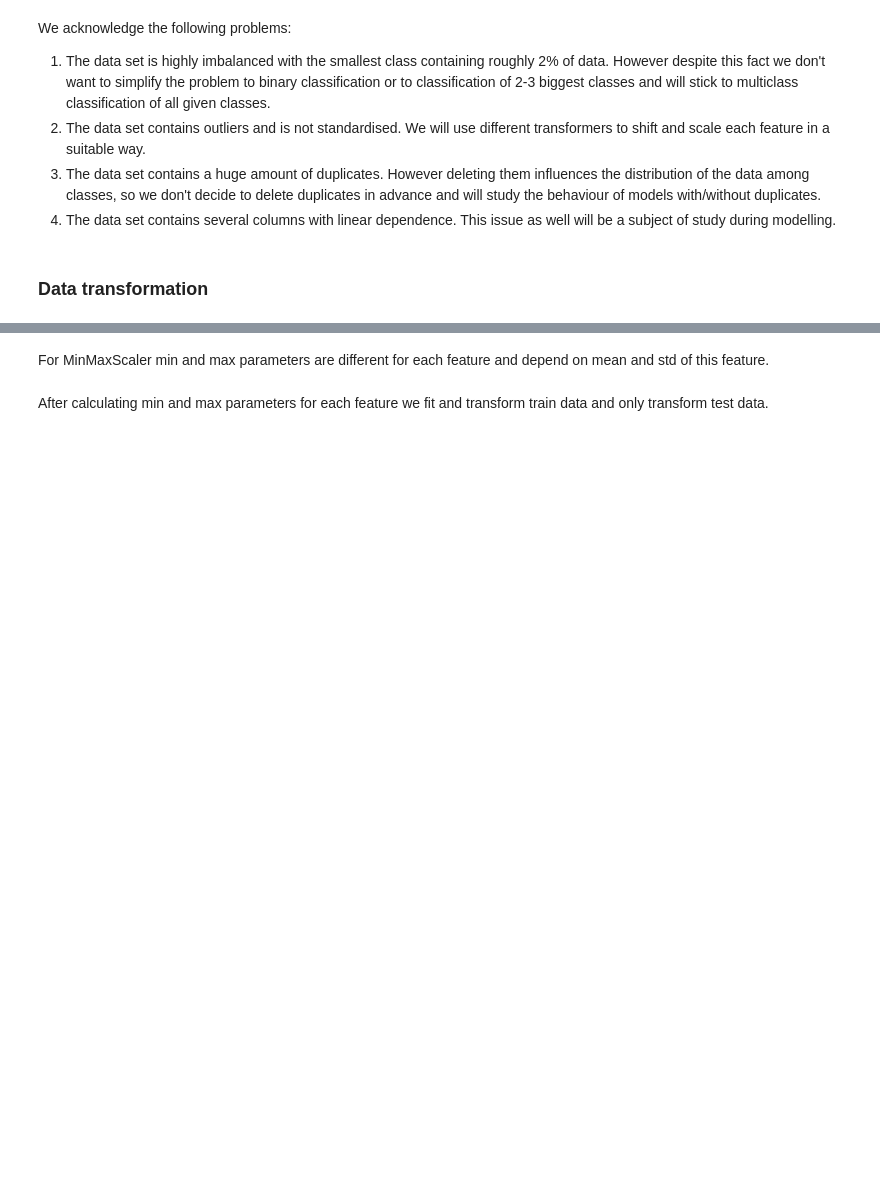
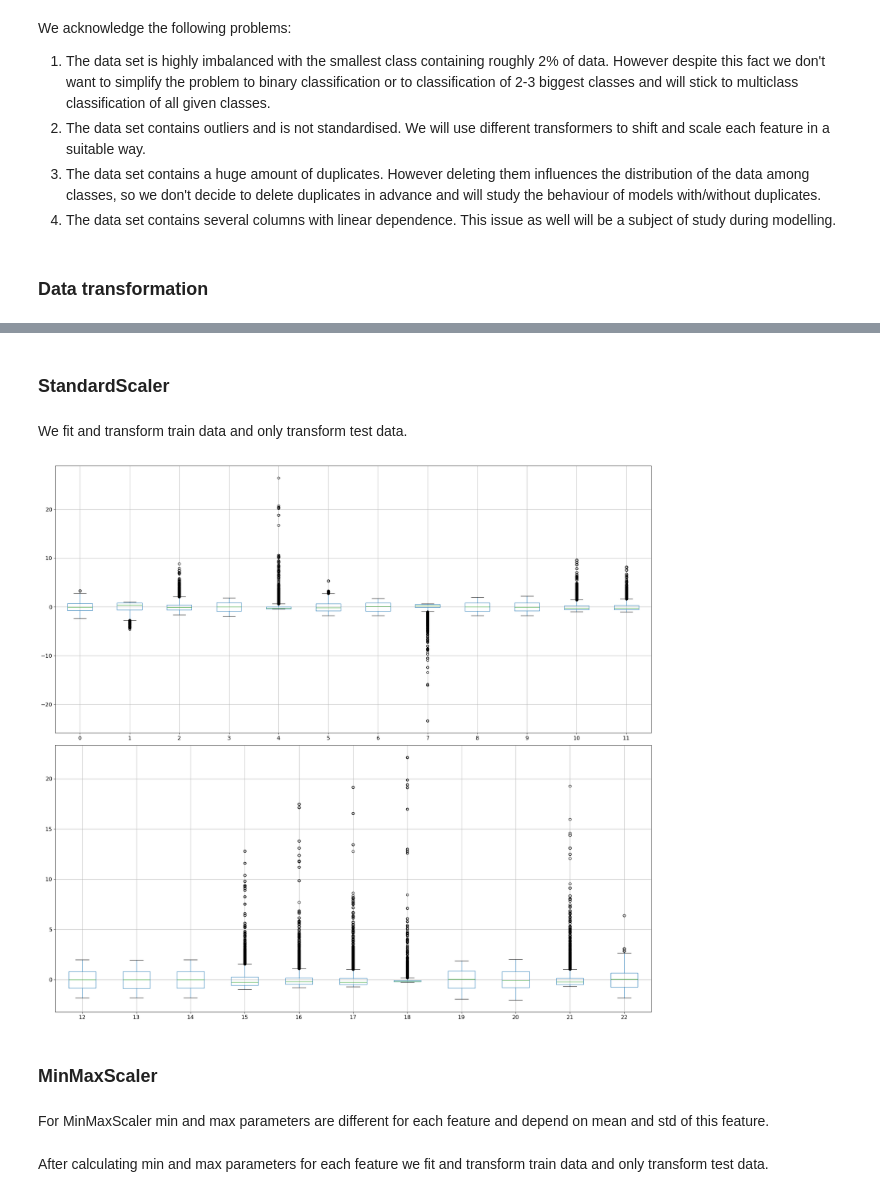
Before and after one commit to dabokva/ProjectML, a Jupyter notebook: finalDocumentation.ipynb, the cells around one changed output, grey strips where cells are left out. Drawn from its saved outputs; the diff is of its cells as text; code cells hidden in the pictures; blank space fills up the shorter version.

Commit message:
Add transformers

```diff
--- a/finalDocumentation.ipynb
+++ b/finalDocumentation.ipynb
@@ -312,3 +320,22 @@ As data contains outliers and features take different range of values we will tr
+# %% [markdown]
+### StandardScaler
+# %% [markdown]
+We fit and transform train data and only transform test data.
+# %%
+from sklearn.preprocessing import StandardScaler
+
+standard_scaler = StandardScaler()
+std_x_train = pd.DataFrame(standard_scaler.fit_transform(x_train))
+std_x_test = pd.DataFrame(standard_scaler.transform(x_test))
+# %%
+fig, (ax1, ax2) = plt.subplots(2, 1, figsize=(22, 20))
+std_x_train.boxplot(ax=ax1, column=list(std_x_train.columns)[:12], fontsize=14)
+std_x_train.boxplot(ax=ax2, column=list(std_x_train.columns)[12:], fontsize=14)
+plt.tight_layout()
+# %% [output]
+[figure, added]
+# %% [markdown]
+### MinMaxScaler
 # %% [markdown]
 For MinMaxScaler min and max parameters are different for each feature and depend on mean and std of this feature.
 # %%
```
Also changed, not shown: parts of 31 cells of this notebook.
